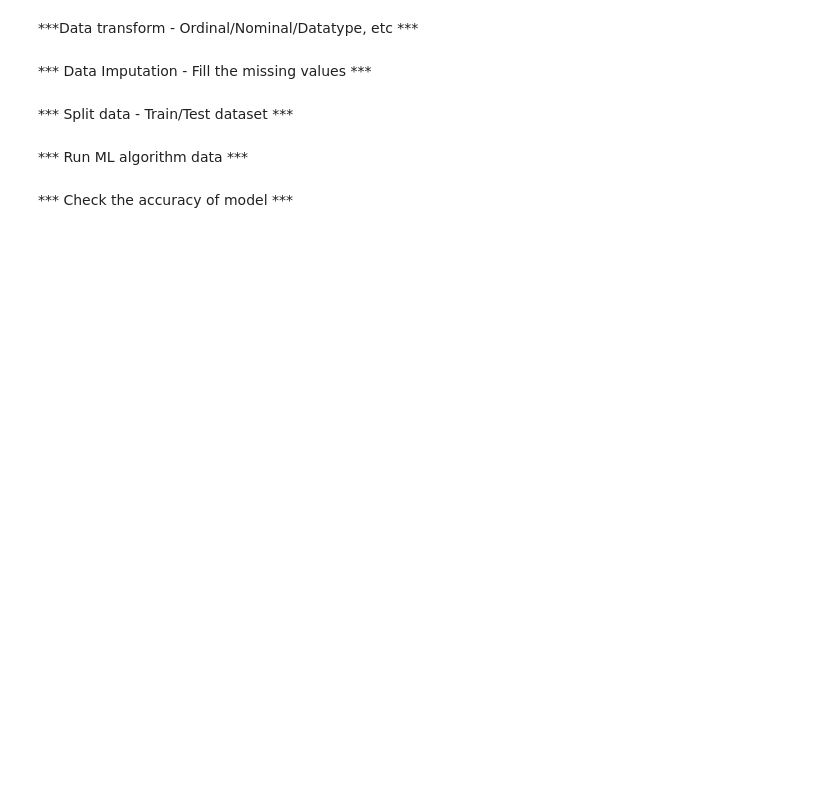
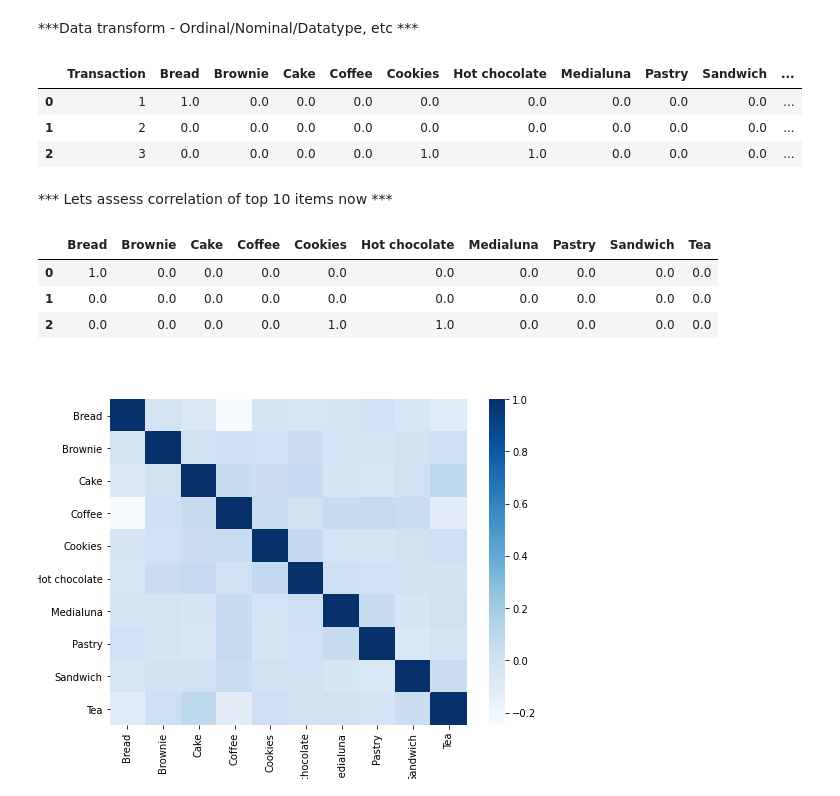
Before and after one commit to sandeep-mewara/machine-learning, a Jupyter notebook: ml-workflow-basic-4.ipynb, the cells around one changed output. Saved outputs shown, nothing was run; the diff lists cells and outputs as text; code cells hidden in the pictures; blank space fills up the shorter version.

```diff
--- a/ml-workflow-basic-4.ipynb
+++ b/ml-workflow-basic-4.ipynb
@@ -42,0 +68,4 @@ bakerydf.head(3)
+# %%
+items_group = df.groupby('Item').count().sort_values(by='Transaction',ascending=False)
+top10_items = items_group.reset_index()['Item'].reset_index().head(10)
+top10_items
@@ -42,0 +84,4 @@ bakerydf.head(3)
+# %%
+df_10items = df[ df['Item'].isin(top10_items['Item'].tolist()) ]
+
+df_10items.sample(5)
@@ -43,10 +95,2 @@ bakerydf.head(3)
 # %% [markdown]
 ***Data transform - Ordinal/Nominal/Datatype, etc ***
-# %% [markdown]
-*** Data Imputation - Fill the missing values ***
-# %% [markdown]
-*** Split data - Train/Test dataset ***
-# %% [markdown]
-*** Run ML algorithm data ***
-# %% [markdown]
-*** Check the accuracy of model ***
@@ -52,0 +99,33 @@ bakerydf.head(3)
+# %%
+#df_onehot = df_10items.drop(['Date'], axis=1).groupby(['Transaction','Item']).count()
+
+df_onehot = df_10items[['Transaction','Item']]
+df_encoded = pd.get_dummies(df_onehot['Item']) #One-hot encoding
+
+df_item = pd.concat([df['Transaction'], df_encoded], axis=1 )
+df_itemset = df_item.groupby('Transaction').sum().reset_index()
+
+df_itemset.head(3)
+# %% [output]
+|  | Transaction | Bread | Brownie | Cake | Coffee | Cookies | Hot chocolate | Medialuna | Pastry | Sandwich | ... |
+| 0 | 1 | 1.0 | 0.0 | 0.0 | 0.0 | 0.0 | 0.0 | 0.0 | 0.0 | 0.0 | ... |
+| 1 | 2 | 0.0 | 0.0 | 0.0 | 0.0 | 0.0 | 0.0 | 0.0 | 0.0 | 0.0 | ... |
+| 2 | 3 | 0.0 | 0.0 | 0.0 | 0.0 | 1.0 | 1.0 | 0.0 | 0.0 | 0.0 | ... |
+# %% [markdown]
+*** Lets assess correlation of top 10 items now ***
+# %%
+# for corelatins, lets keep only the items related info
+df_itemset = df_itemset.iloc[:,1:]
+df_itemset.head(3)
+# %% [output]
+|  | Bread | Brownie | Cake | Coffee | Cookies | Hot chocolate | Medialuna | Pastry | Sandwich | Tea |
+| 0 | 1.0 | 0.0 | 0.0 | 0.0 | 0.0 | 0.0 | 0.0 | 0.0 | 0.0 | 0.0 |
+| 1 | 0.0 | 0.0 | 0.0 | 0.0 | 0.0 | 0.0 | 0.0 | 0.0 | 0.0 | 0.0 |
+| 2 | 0.0 | 0.0 | 0.0 | 0.0 | 1.0 | 1.0 | 0.0 | 0.0 | 0.0 | 0.0 |
+# %%
+import seaborn as sns
+
+plt.figure(figsize=(8,6))
+ax = sns.heatmap(df_itemset.corr(), cmap=plt.cm.Blues)
+# %% [output]
+[figure, added]
```
Also changed, not shown: parts of 13 cells of this notebook.
